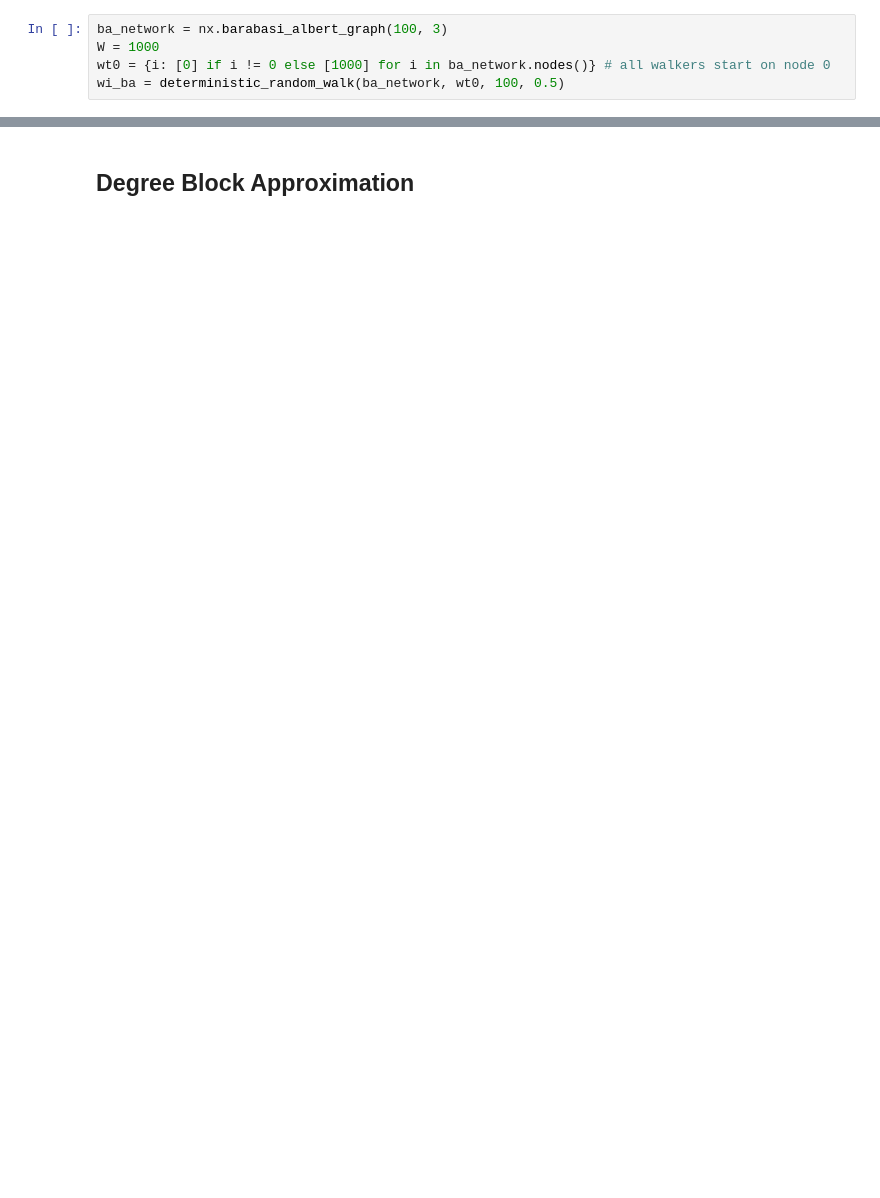
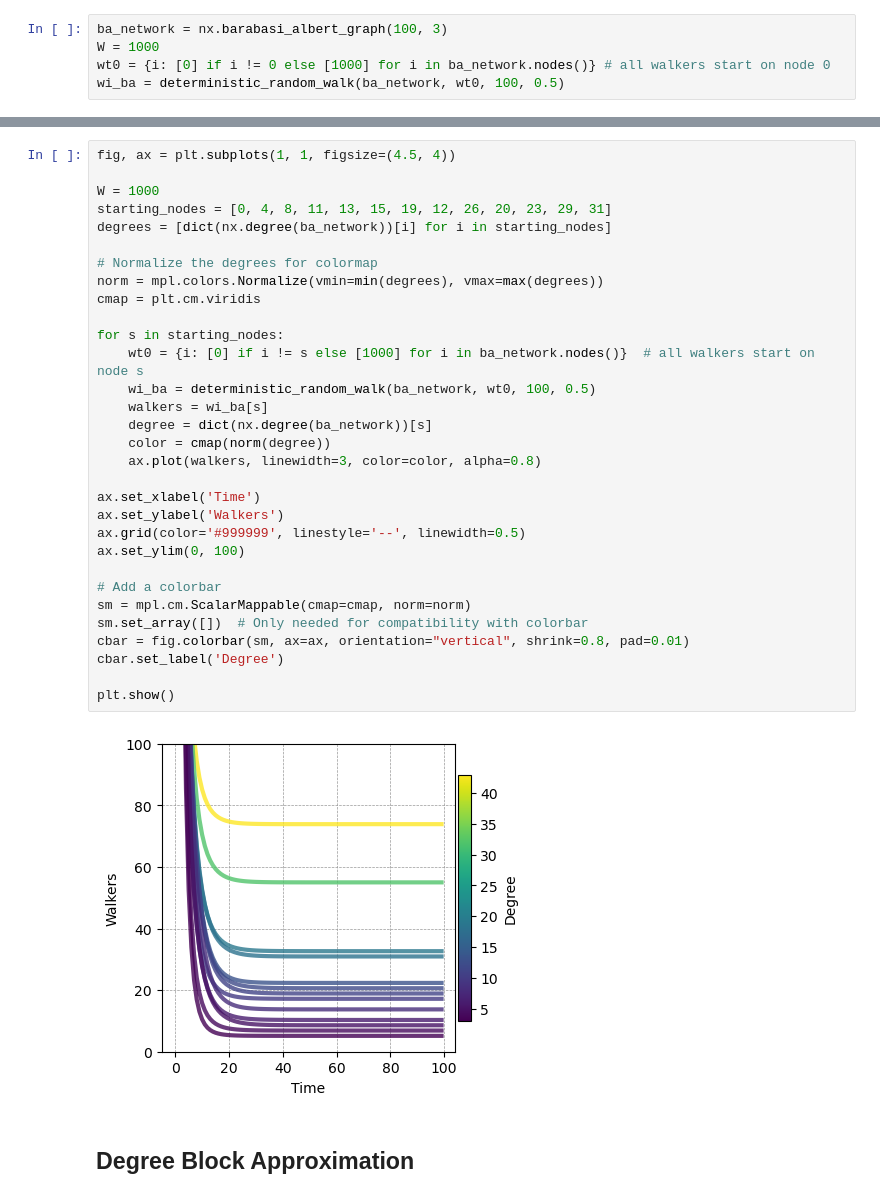
Before and after one commit to nmoghaddas19/PHYS-7335, a Jupyter notebook: random_walks/code.ipynb, the cells around one changed output, grey strips where cells are left out. Cells and saved outputs as stored; diff of their text form; blank space fills up the shorter version.

```diff
--- a/random_walks/code.ipynb
+++ b/random_walks/code.ipynb
@@ -199,3 +221,36 @@ plt.show()
+# %%
+fig, ax = plt.subplots(1, 1, figsize=(4.5, 4))
+
+W = 1000
+starting_nodes = [0, 4, 8, 11, 13, 15, 19, 12, 26, 20, 23, 29, 31]
+degrees = [dict(nx.degree(ba_network))[i] for i in starting_nodes]
+
+# Normalize the degrees for colormap
+norm = mpl.colors.Normalize(vmin=min(degrees), vmax=max(degrees))
+cmap = plt.cm.viridis
+
+for s in starting_nodes:
+    wt0 = {i: [0] if i != s else [1000] for i in ba_network.nodes()}  # all walkers start on node s
+    wi_ba = deterministic_random_walk(ba_network, wt0, 100, 0.5)
+    walkers = wi_ba[s]
+    degree = dict(nx.degree(ba_network))[s]
+    color = cmap(norm(degree))
+    ax.plot(walkers, linewidth=3, color=color, alpha=0.8)
+
+ax.set_xlabel('Time')
+ax.set_ylabel('Walkers')
+ax.grid(color='#999999', linestyle='--', linewidth=0.5)
+ax.set_ylim(0, 100)
+
+# Add a colorbar
+sm = mpl.cm.ScalarMappable(cmap=cmap, norm=norm)
+sm.set_array([])  # Only needed for compatibility with colorbar
+cbar = fig.colorbar(sm, ax=ax, orientation="vertical", shrink=0.8, pad=0.01)
+cbar.set_label('Degree')
+
+plt.show()
+# %% [output]
+[figure, added]
 # %% [markdown]
 ## Degree Block Approximation
 # %%
```
Also changed, not shown: parts of 23 cells of this notebook.
